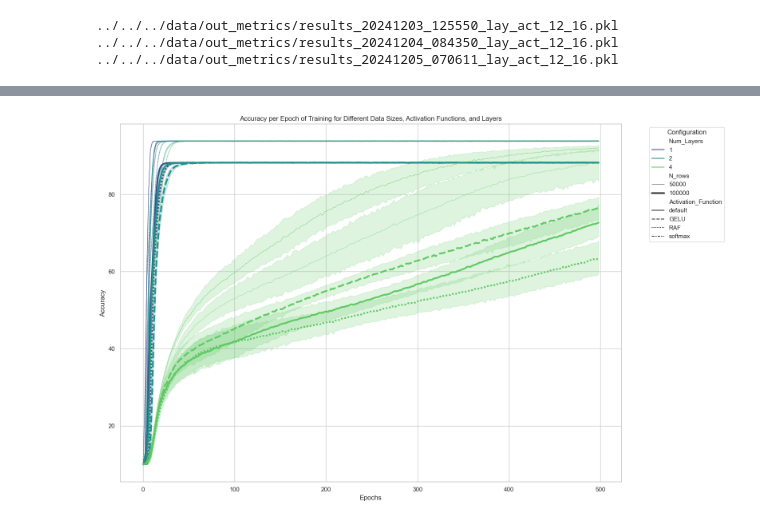
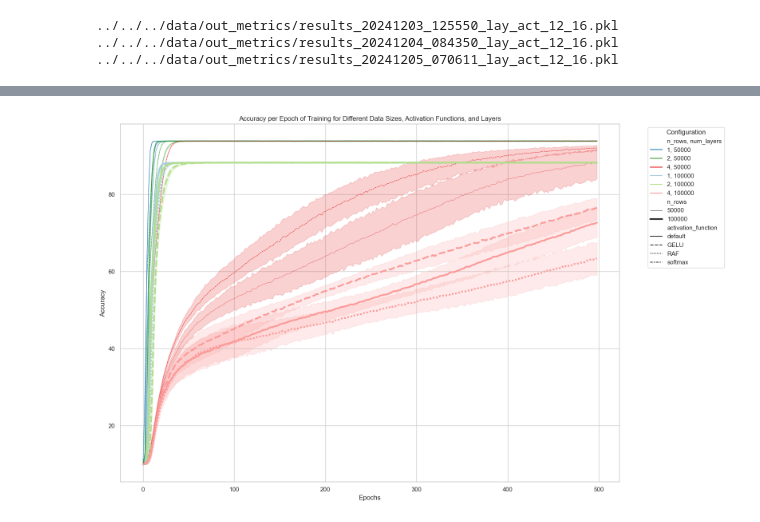
Before and after one commit to um-dacs-nlp/capacity, a Jupyter notebook: src/transformers/0.4.2_draw.ipynb, the cells around one changed output, grey strips where cells are left out. Cells and saved outputs as stored; diff of their text form; code cells hidden in the pictures.

Commit message:
updated drawings of different iteratins for layers and act fns

```diff
--- a/src/transformers/0.4.2_draw.ipynb
+++ b/src/transformers/0.4.2_draw.ipynb
@@ -124,32 +97,38 @@ pd.DataFrame(all_results).T
 # %%
 # Generate unique colors for each Num_Layers value
-unique_layers = results_melted['Num_Layers'].unique()
-layer_palette = sns.color_palette("viridis", len(unique_layers))
+unique_layers = results_melted['num_layers'].unique()
+layer_palette = sns.color_palette("Set2", len(unique_layers))
 layer_color_map = {layer: color for layer, color in zip(unique_layers, layer_palette)}
+
+results_melted['n_rows, num_layers'] = results_melted['num_layers'].astype(str) + ", " + results_melted['n_rows'].astype(str)
+unique_hues = sorted(results_melted['n_rows, num_layers'].unique())
+layer_color_map = {hue: sns.color_palette("Paired")[i % 10] for i, hue in enumerate(unique_hues)}
+
 
 # Plot with Seaborn
 sns.set(style="whitegrid")
 plt.figure(figsize=(16, 10))
 
+
 sns.lineplot(
     data=results_melted,
     x="epochs",
-    y="Values",
-    hue="Num_Layers",  # Different colors for different Num_Layers
-    style="Activation_Function",
-    size="N_rows",
-    palette=layer_color_map,  # Custom palette mapped to Num_Layers
+    y="values",
+    hue="n_rows, num_layers",  # Combined hue for Num_Layers and N_rows
+    style="activation_function",
+    size="n_rows",
+    palette=layer_color_map,  # Ensure this supports the combined categories
     linewidth=1,
 )
 
 # Add labels and legend
 plt.xlabel("Epochs")
 plt.ylabel("Accuracy")
 plt.title("Accuracy per Epoch of Training for Different Data Sizes, Activation Functions, and Layers")
 plt.legend(title="Configuration", bbox_to_anchor=(1.05, 1), loc='upper left')
 
 # Show the plot
 plt.tight_layout()
 plt.show()
 # %% [output]
-[figure, old version]
+[figure, new version]
```
Also changed, not shown: parts of 5 cells of this notebook.
